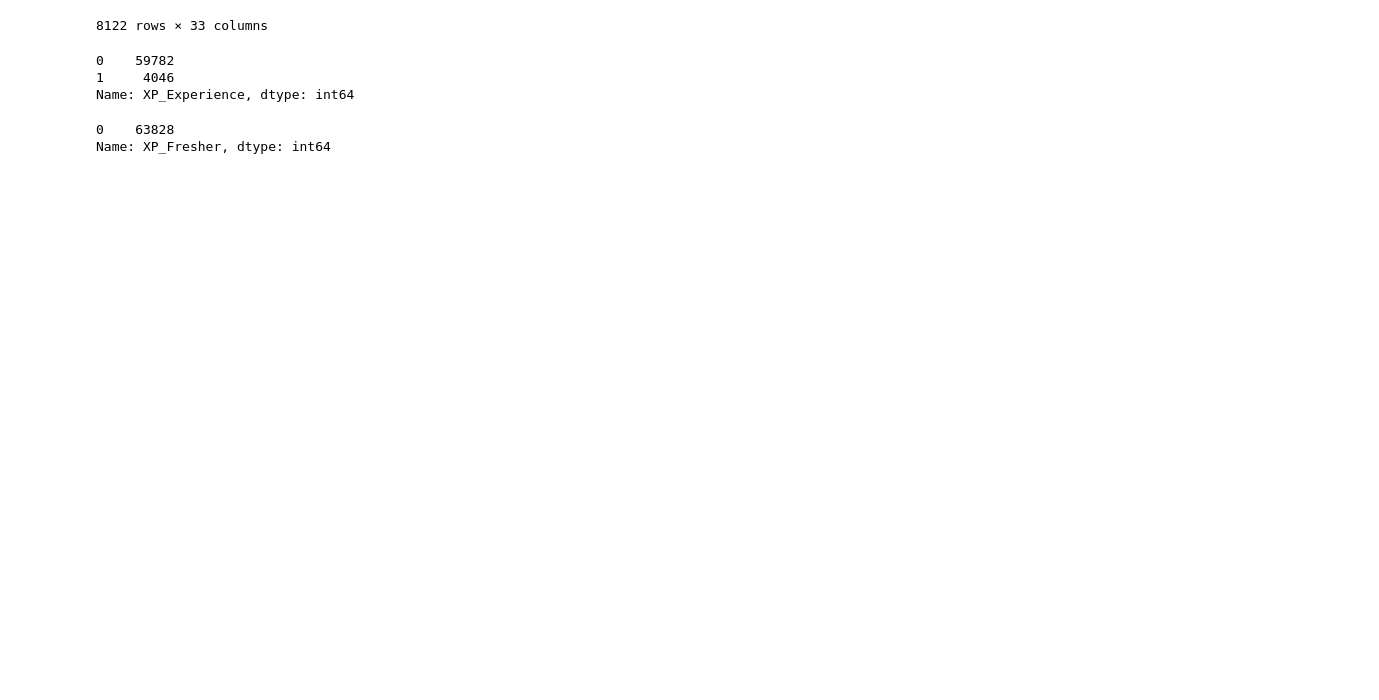
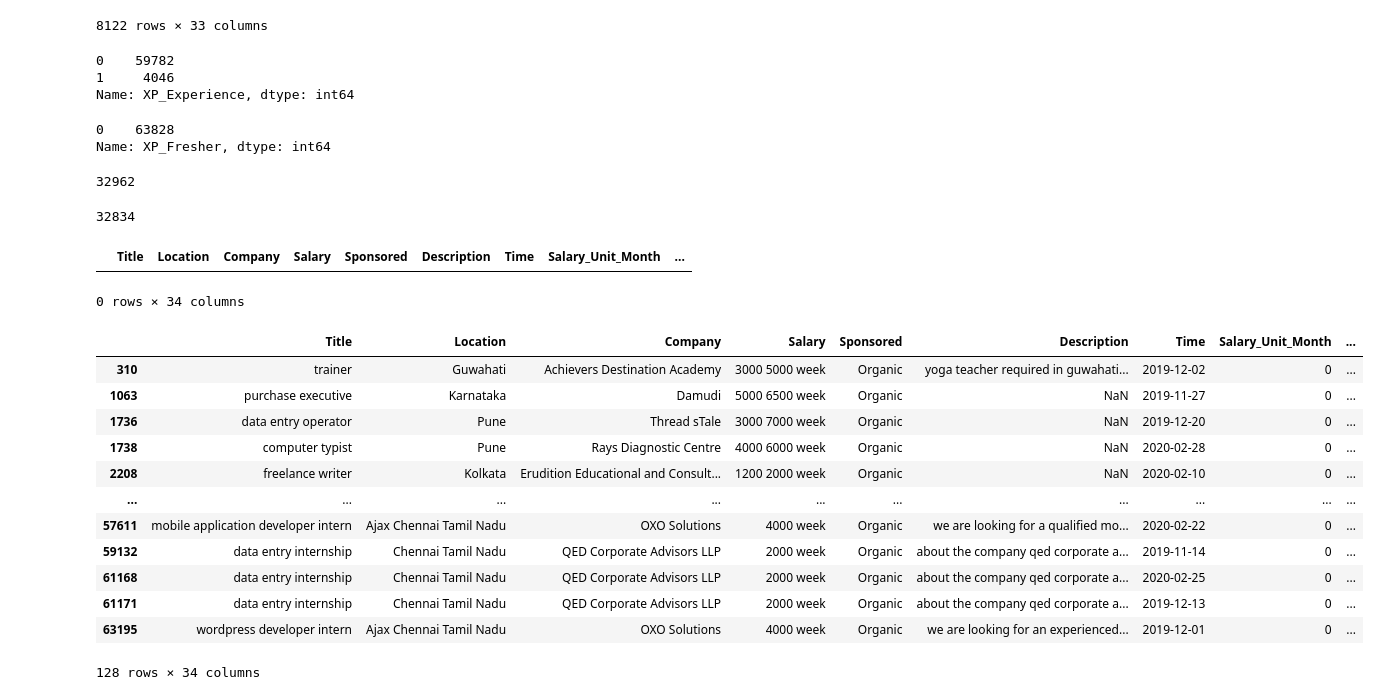
Before and after one commit to alvynabranches/Machine_Learning_With_Job_Data, a Jupyter notebook: preprocessing.ipynb, the cells around one changed output. Cells and saved outputs as stored; diff of their text form; code cells hidden in the pictures; blank space fills up the shorter version.

```diff
--- a/preprocessing.ipynb
+++ b/preprocessing.ipynb
@@ -77,3 +77,48 @@ df['XP_Fresher'].value_counts()
 # %% [output]
 0    63828
 Name: XP_Fresher, dtype: int64
+# %%
+year = 12         # 12 months in a year
+month = 1         # retain the month value as it is
+week = 4          # 4 weeks in a month
+day  = 6 * week   # 6 working days a week, 4 weeks in a month
+hour = 8 * day    # 8 hours a day, 6 working days a week, 4 weeks in a month
+df['Monthly_Salary'] = 0
+for i in range(df.shape[0]):
+    if df['Salary_Unit_Year'][i] == 1:
+        df['Monthly_Salary'][i] = df['Salary_Average'][i] / year
+    elif df['Salary_Unit_Month'][i] == 1:
+        df['Monthly_Salary'][i] = df['Salary_Average'][i] * month
+    elif df['Salary_Unit_Day'][i] == 1:
+        df['Monthly_Salary'][i] = df['Salary_Average'][i] * day
+    elif df['Salary_Unit_Hour'][i] == 1:
+        df['Monthly_Salary'][i] = df['Salary_Average'][i] * hour
+# %%
+df[df['Monthly_Salary'] == 0].shape[0]
+# %% [output]
+32962
+# %%
+df[df['Salary_Average'] == 0].shape[0]
+# %% [output]
+32834
+# %%
+df[(df['Salary'].notnull()) & (df['Salary_Unit_Day'] == 0) & (df['Salary_Unit_Hour'] == 0) & (df['Salary_Unit_Month'] == 0) & (df['Salary_Unit_Week'] == 0) & (df['Salary_Unit_Year'] == 0)]
+# %% [output]
+|  | Title | Location | Company | Salary | Sponsored | Description | Time | Salary_Unit_Month | ... |
+0 rows × 34 columns
+# %%
+df[(df['Salary'].notnull()) & (df['Monthly_Salary'] == 0)]
+# %% [output]
+|  | Title | Location | Company | Salary | Sponsored | Description | Time | Salary_Unit_Month | ... |
+| 310 | trainer | Guwahati | Achievers Destination Academy | 3000 5000 week | Organic | yoga teacher required in guwahati... | 2019-12-02 | 0 | ... |
+| 1063 | purchase executive | Karnataka | Damudi | 5000 6500 week | Organic | NaN | 2019-11-27 | 0 | ... |
+| 1736 | data entry operator | Pune | Thread sTale | 3000 7000 week | Organic | NaN | 2019-12-20 | 0 | ... |
+| 1738 | computer typist | Pune | Rays Diagnostic Centre | 4000 6000 week | Organic | NaN | 2020-02-28 | 0 | ... |
+| 2208 | freelance writer | Kolkata | Erudition Educational and Consult... | 1200 2000 week | Organic | NaN | 2020-02-10 | 0 | ... |
+| ... | ... | ... | ... | ... | ... | ... | ... | ... | ... |
+| 57611 | mobile application developer intern | Ajax Chennai Tamil Nadu | OXO Solutions | 4000 week | Organic | we are looking for a qualified mo... | 2020-02-22 | 0 | ... |
+| 59132 | data entry internship | Chennai Tamil Nadu | QED Corporate Advisors LLP | 2000 week | Organic | about the company qed corporate a... | 2019-11-14 | 0 | ... |
+| 61168 | data entry internship | Chennai Tamil Nadu | QED Corporate Advisors LLP | 2000 week | Organic | about the company qed corporate a... | 2020-02-25 | 0 | ... |
+| 61171 | data entry internship | Chennai Tamil Nadu | QED Corporate Advisors LLP | 2000 week | Organic | about the company qed corporate a... | 2019-12-13 | 0 | ... |
+| 63195 | wordpress developer intern | Ajax Chennai Tamil Nadu | OXO Solutions | 4000 week | Organic | we are looking for an experienced... | 2019-12-01 | 0 | ... |
+128 rows × 34 columns
```
Also changed, not shown: parts of 1 cell of this notebook, 9 other files.
